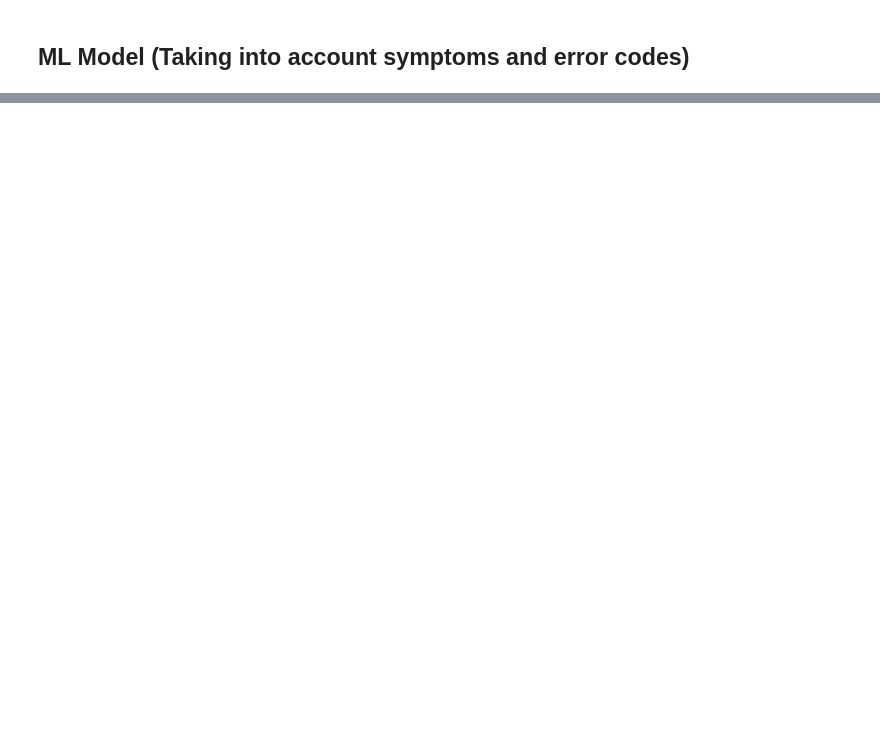
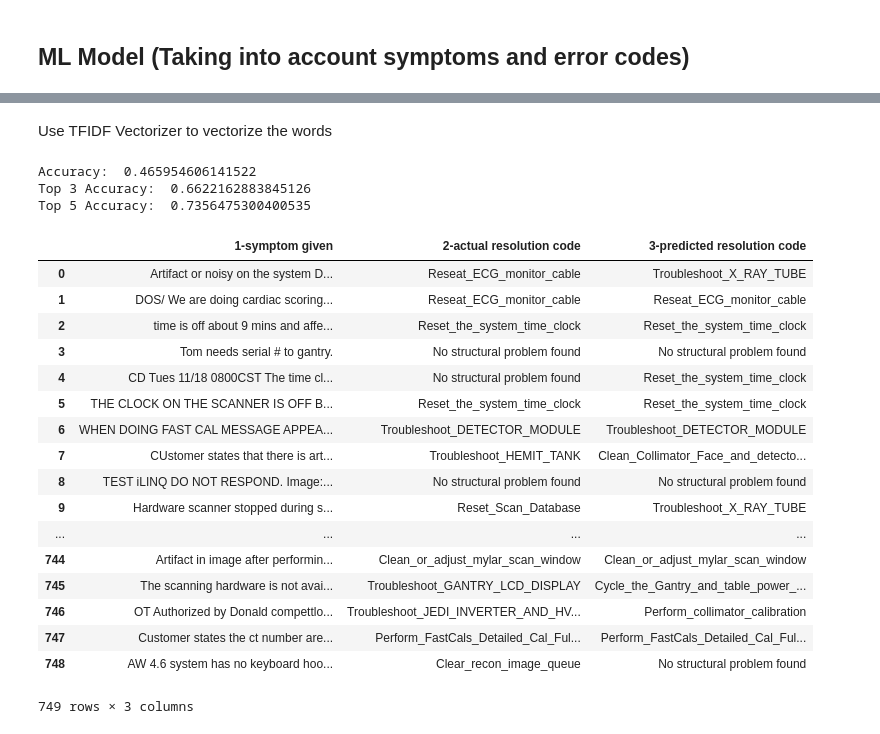
Before and after one commit to shbosh/prefix-analytics, a Jupyter notebook: model.ipynb, the cells around one changed output, grey strips where cells are left out. Drawn from its saved outputs; the diff is of its cells as text; code cells hidden in the pictures; blank space fills up the shorter version.

Commit message:
Updated with validation set in notebook

```diff
--- a/model.ipynb
+++ b/model.ipynb
@@ -668,0 +725,44 @@ to_json
+# %%
+X_test = validation_set.symptom.apply(preprocess.process_text)
+# %%
+y_test = validation_set.Resolution_Code
+# %% [markdown]
+Use TFIDF Vectorizer to vectorize the words
+# %%
+vect_sym_validation = TfidfVectorizer(analyzer='word', vocabulary = headers_sym)
+
+## Turn it into a data matrix
+X_test_dtm = vect_sym_validation.fit_transform(X_test)
+# %%
+y_pred_class = ensemble_sym.predict(X_test_dtm)
+print('Accuracy: ', metrics.accuracy_score(y_test, y_pred_class))
+
+## Use this if you want to get top N accuracy
+y_pred_class_prob = ensemble_sym.predict_proba(X_test_dtm)
+print('Top 3 Accuracy: ', top_n_accuracy(y_pred_class_prob, y_test, 3, ensemble_sym))
+print('Top 5 Accuracy: ', top_n_accuracy(y_pred_class_prob, y_test, 5, ensemble_sym))
+# %% [output]
+Accuracy:  0.465954606141522
+Top 3 Accuracy:  0.6622162883845126
+Top 5 Accuracy:  0.7356475300400535
+# %%
+pd.DataFrame({"1-symptom given": validation_set.symptom, "2-actual resolution code": y_test , "3-predicted resolution code": y_pred_class})
+# %% [output]
+|  | 1-symptom given | 2-actual resolution code | 3-predicted resolution code |
+| 0 | Artifact or noisy on the system D... | Reseat_ECG_monitor_cable | Troubleshoot_X_RAY_TUBE |
+| 1 | DOS/ We are doing cardiac scoring... | Reseat_ECG_monitor_cable | Reseat_ECG_monitor_cable |
+| 2 | time is off about 9 mins and affe... | Reset_the_system_time_clock | Reset_the_system_time_clock |
+| 3 | Tom needs serial # to gantry. | No structural problem found | No structural problem found |
+| 4 | CD Tues 11/18 0800CST The time cl... | No structural problem found | Reset_the_system_time_clock |
+| 5 | THE CLOCK ON THE SCANNER IS OFF B... | Reset_the_system_time_clock | Reset_the_system_time_clock |
+| 6 | WHEN DOING FAST CAL MESSAGE APPEA... | Troubleshoot_DETECTOR_MODULE | Troubleshoot_DETECTOR_MODULE |
+| 7 | CUstomer states that there is art... | Troubleshoot_HEMIT_TANK | Clean_Collimator_Face_and_detecto... |
+| 8 | TEST iLINQ DO NOT RESPOND. Image:... | No structural problem found | No structural problem found |
+| 9 | Hardware scanner stopped during s... | Reset_Scan_Database | Troubleshoot_X_RAY_TUBE |
+| ... | ... | ... | ... |
+| 744 | Artifact in image after performin... | Clean_or_adjust_mylar_scan_window | Clean_or_adjust_mylar_scan_window |
+| 745 | The scanning hardware is not avai... | Troubleshoot_GANTRY_LCD_DISPLAY | Cycle_the_Gantry_and_table_power_... |
+| 746 | OT Authorized by Donald compettlo... | Troubleshoot_JEDI_INVERTER_AND_HV... | Perform_collimator_calibration |
+| 747 | Customer states the ct number are... | Perform_FastCals_Detailed_Cal_Ful... | Perform_FastCals_Detailed_Cal_Ful... |
+| 748 | AW 4.6 system has no keyboard hoo... | Clear_recon_image_queue | No structural problem found |
+749 rows × 3 columns
```
Also changed, not shown: parts of 30 cells of this notebook.
